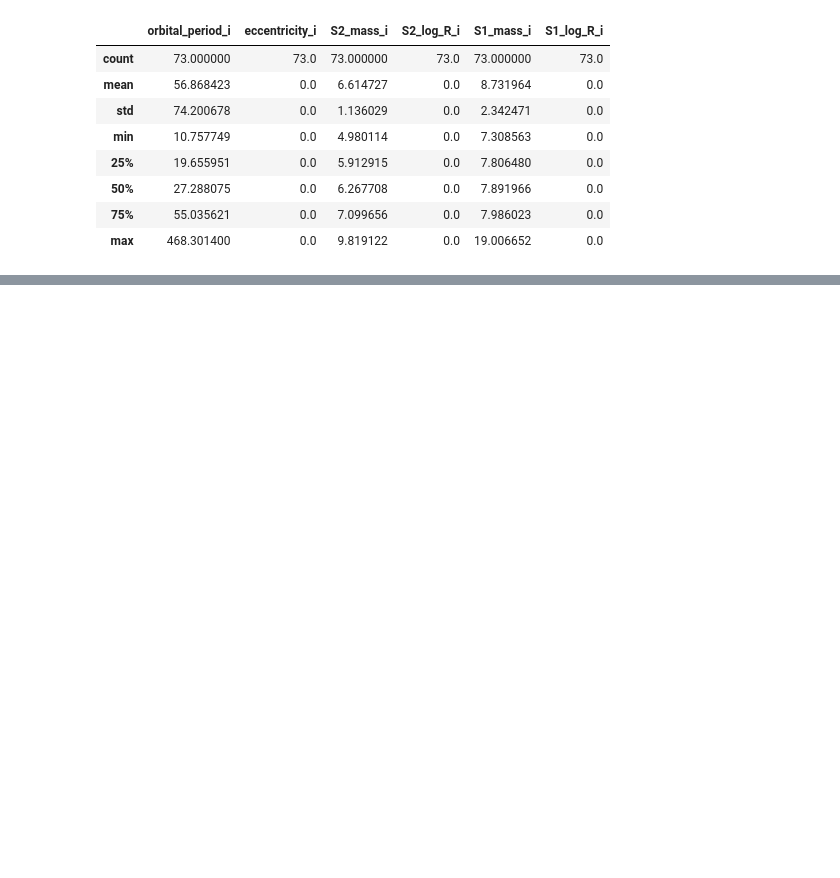
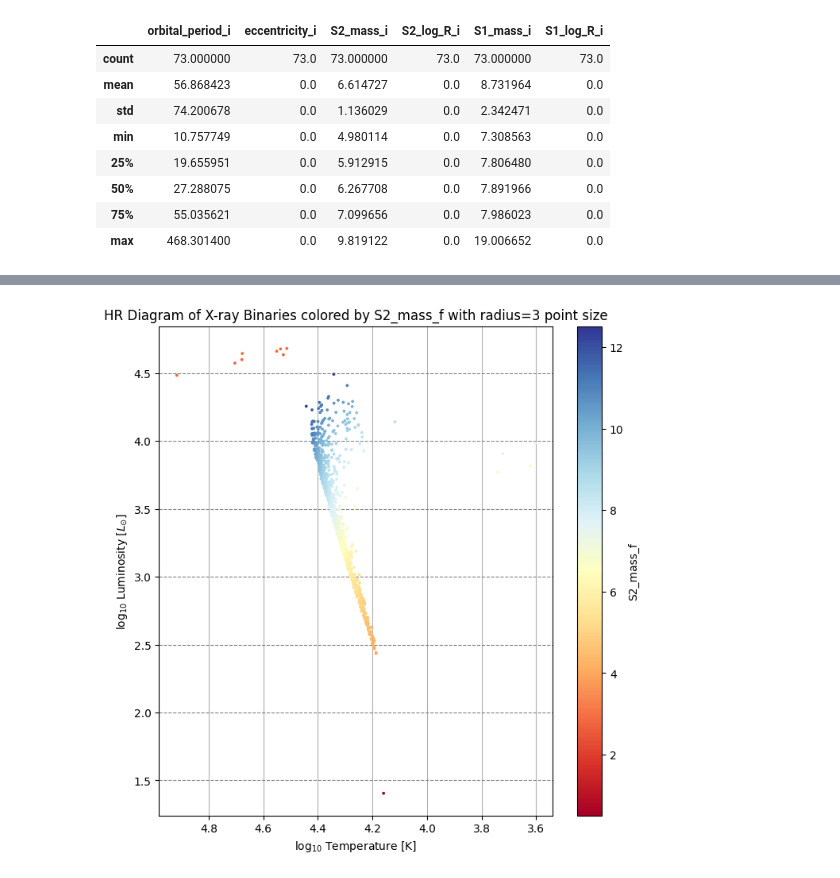
Before and after one commit to PiersonLip/UCXB-Investegation, a Jupyter notebook: Analysis/100kGridAnalysis.ipynb, the cells around one changed output, grey strips where cells are left out. Cells and saved outputs as stored; diff of their text form; code cells hidden in the pictures; blank space fills up the shorter version.

```diff
--- a/Analysis/100kGridAnalysis.ipynb
+++ b/Analysis/100kGridAnalysis.ipynb
@@ -49,0 +254,2 @@ XrBs = loadedpop.oneline.select(where=XrB_Logic)
+# %%
+XrBsFinal = XrBs[(XrBs['state_f'] != 'detached') & (XrBs['state_f'] != 'merged') & (XrBs['state_f'] != 'disrupted')]
@@ -77,0 +491,4 @@ UCXBs[initCols].describe()
+# %%
+HR_Diagram(XrBsFinal, df_name = 'X-ray Binaries', grapher='plt', history=False, init_or_final='final', Star_Radius=3, variable='S2_mass_f')
+# %% [output]
+[figure, added]
```
Also changed, not shown: parts of 52 cells of this notebook.
